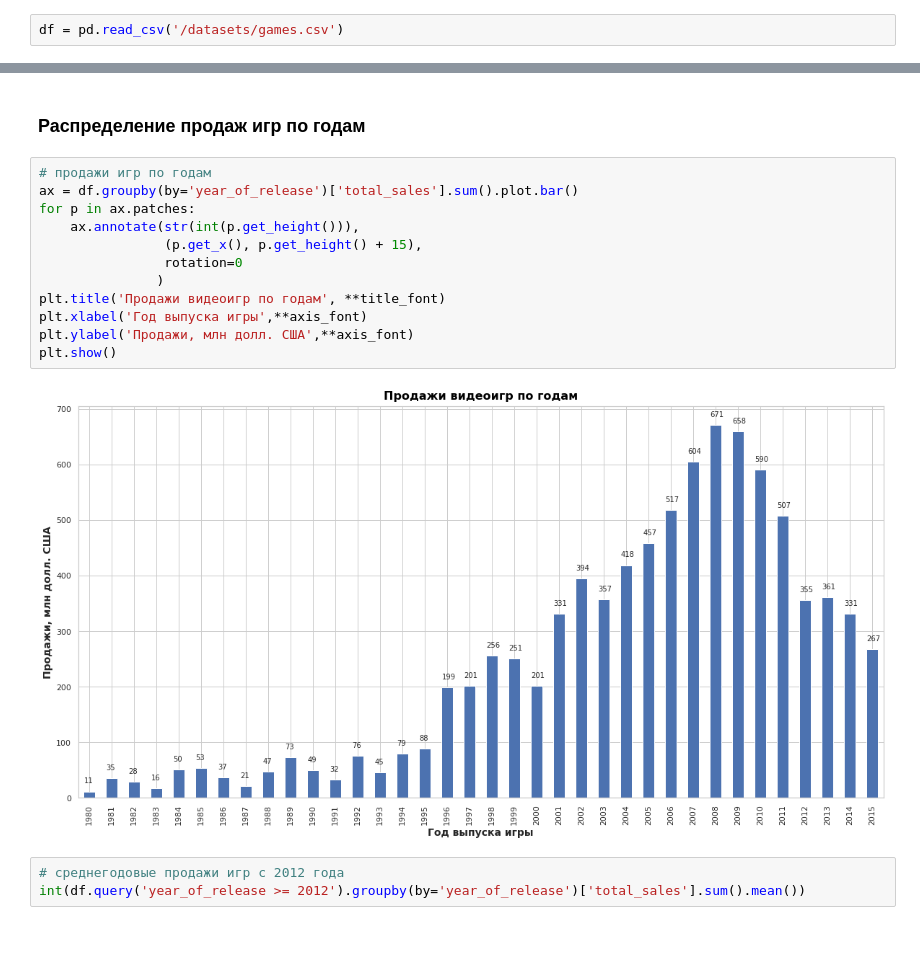
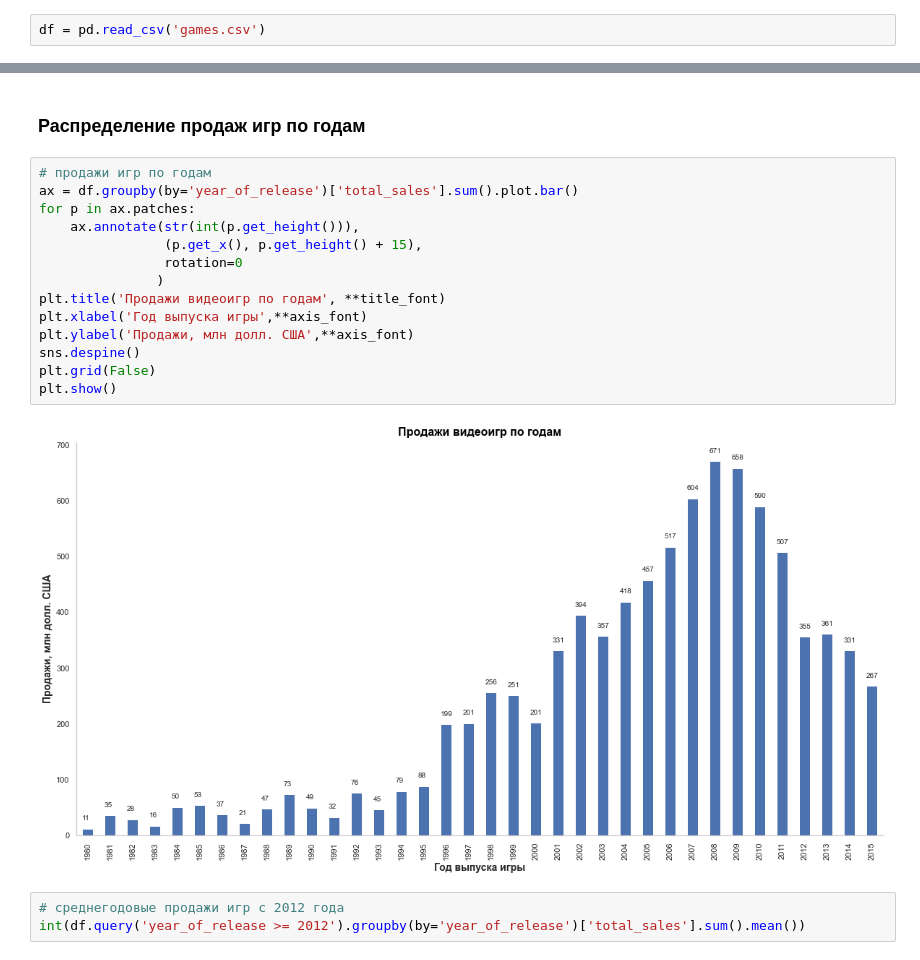
Before and after one commit to maksim-a-baranov/yandex_praktikum_data_analyst, a Jupyter notebook: 04_games_sales/04_games_sales.ipynb, the cells around one changed output, grey strips where cells are left out. Drawn from its saved outputs; the diff is of its cells as text.

```diff
--- a/04_games_sales/04_games_sales.ipynb
+++ b/04_games_sales/04_games_sales.ipynb
@@ -89,5 +84,5 @@ pd.options.display.float_format = '{:,.1f}'.format
 # %%
-df = pd.read_csv('/datasets/games.csv')
+df = pd.read_csv('games.csv')
 # %%
 df.info()
 # %% [output]
@@ -418,17 +351,19 @@ __Для планирования рекламной кампании на 2017
 # %%
 # продажи игр по годам
 ax = df.groupby(by='year_of_release')['total_sales'].sum().plot.bar()
 for p in ax.patches:
     ax.annotate(str(int(p.get_height())),
                 (p.get_x(), p.get_height() + 15),
                 rotation=0
                )
 plt.title('Продажи видеоигр по годам', **title_font)
 plt.xlabel('Год выпуска игры',**axis_font)
 plt.ylabel('Продажи, млн долл. США',**axis_font)
+sns.despine()
+plt.grid(False)
 plt.show()
 # %% [output]
-[figure, old version]
+[figure, new version]
 # %%
 # среднегодовые продажи игр с 2012 года
 int(df.query('year_of_release >= 2012').groupby(by='year_of_release')['total_sales'].sum().mean())
```
Also changed, not shown: parts of 56 cells of this notebook, 2 other files.
